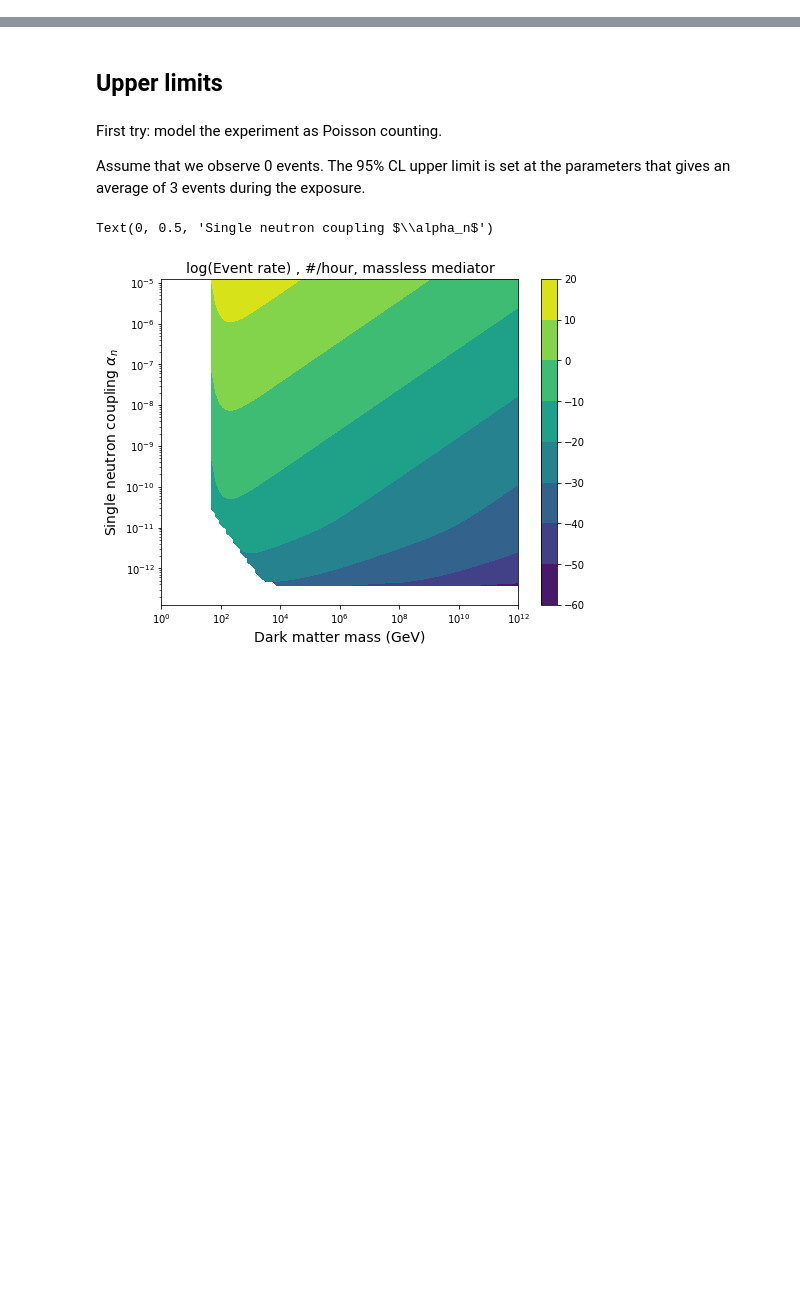
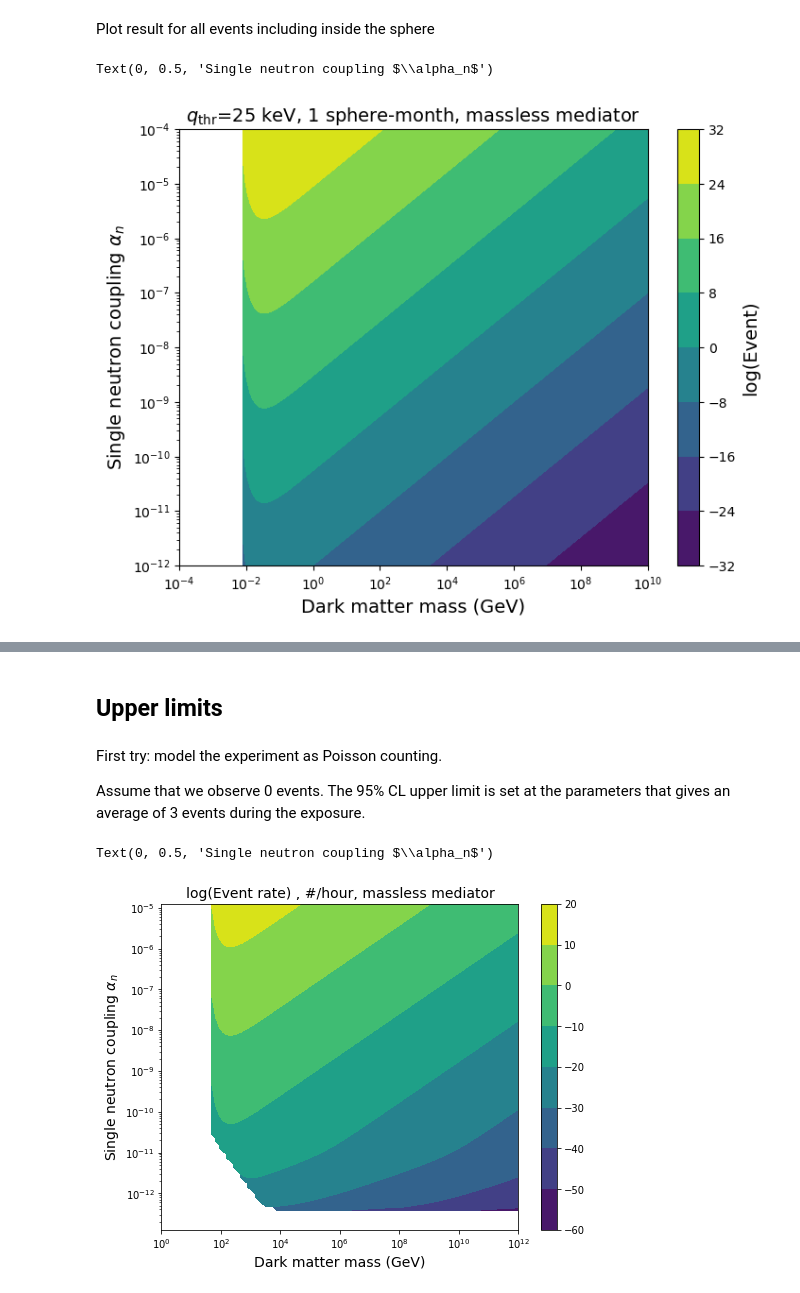
Before and after one commit to yuhants/impulse, a Jupyter notebook: yuhan/set_limits_massless_mediator.ipynb, the cells around one changed output, grey strips where cells are left out. Drawn from its saved outputs; the diff is of its cells as text; code cells hidden in the pictures; blank space fills up the shorter version.

Commit message:
update massless limit and massive mediator calc

```diff
--- a/yuhan/set_limits_massless_mediator.ipynb
+++ b/yuhan/set_limits_massless_mediator.ipynb
@@ -107,0 +49,49 @@ def dR_dq(mx, mphi, alpha, q, vlist, q_thr):
+# %%
+npts = 200
+R_um = 0.075   # nanospheres; 75 nm
+sphere_type = 'nanosphere'
+
+mx_gev = np.logspace(-4, 10, npts)
+alpha_t = np.logspace(-12, -4, npts)
+
+outdir = r'/home/yt388/microspheres/impulse/data/massless_mediator'
+# %%
+def get_total_events(q, drdq, q_thr, exposure):
+    drdq[q < q_thr] = 0
+    total_rate = np.trapz(drdq, q)
+
+    # Exposure in hours
+    return total_rate * exposure
+# %%
+q_thr = 25e3 / 1e9   # Assume 25 keV momentum threshold, in GeV
+exposure = 24 * 30   # 1 sphere - month
+
+events, events_out = np.empty((mx_gev.size, alpha_t.size)), np.empty((mx_gev.size, alpha_t.size))
+
+for i, mx in enumerate(mx_gev):
+    for j, alpha in enumerate(alpha_t):
+        drdq_file = np.load(outdir + f'/drdq_{sphere_type}_{mx:.5e}_{alpha:.5e}.npz', allow_pickle='True')
+
+        # GeV; Counts/hour/GeV
+        qq, drdq, drdq_out = drdq_file['q'], drdq_file['drdq'], drdq_file['drdq_out']
+
+        events[i][j] = get_total_events(qq, drdq, q_thr, exposure)
+        events_out[i][j] = get_total_events(qq, drdq_out, q_thr, exposure)
+# %% [markdown]
+Plot result for all events including inside the sphere
+# %%
+plt.figure(figsize=(8, 6))
+plt.contourf(mx_gev, alpha_t, np.log(events.T))
+plt.colorbar().set_label(label='log(Event)', size=14)
+plt.yscale('log')
+plt.xscale('log')
+
+# plt.xlim(1e-2, 1e10)
+# plt.ylim(1e-10, 1e-5)
+
+plt.title(r'$q_{\mathrm{thr}}$=25 keV, 1 sphere-month, massless mediator', fontsize=14)
+plt.xlabel(r'Dark matter mass (GeV)', fontsize=14)
+plt.ylabel(r'Single neutron coupling $\alpha_n$', fontsize=14)
+# %% [output]
+Text(0, 0.5, 'Single neutron coupling $\\alpha_n$')
+[figure, added]
```
Also changed, not shown: parts of 23 cells of this notebook, 4 other files.
